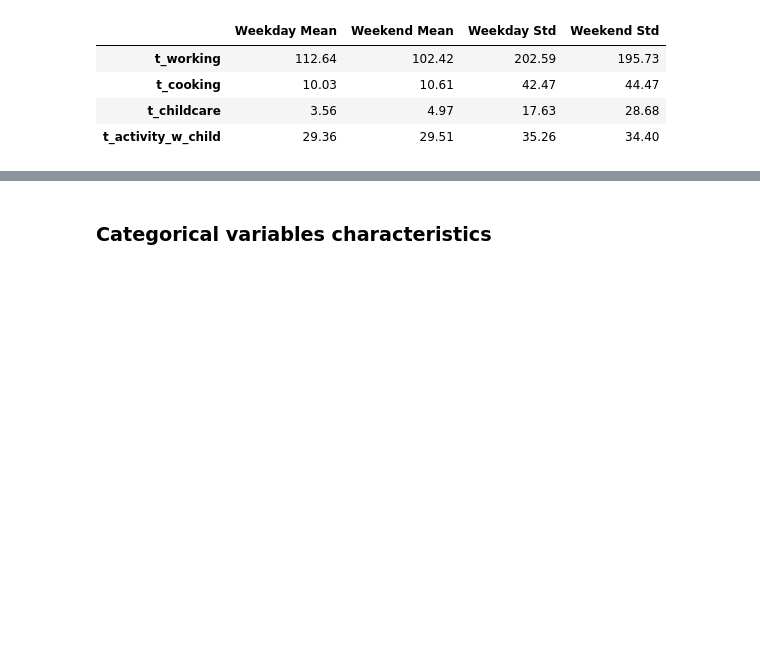
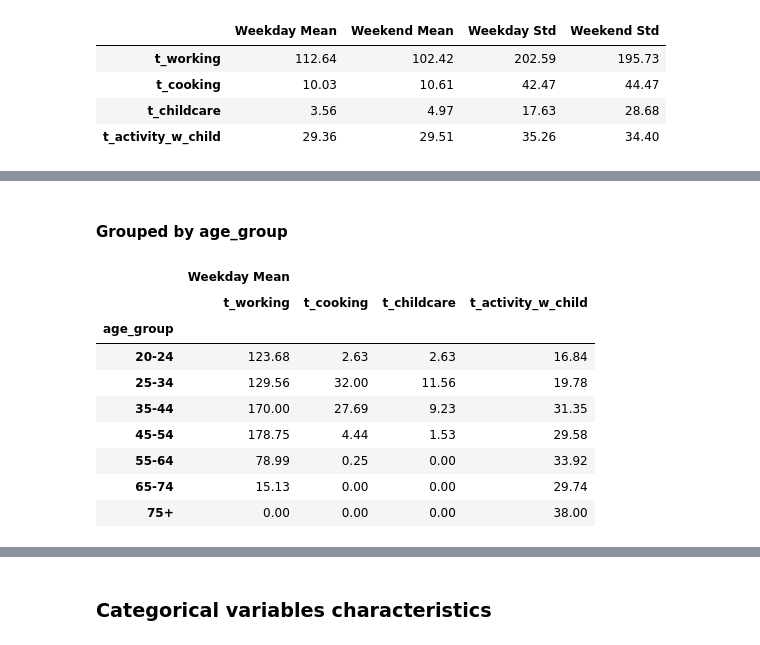
Before and after one commit to arttusamuel/statisical_data_analysis, a Jupyter notebook: stat-data-project/data-cleaning.ipynb, the cells around one changed output, grey strips where cells are left out. Saved outputs shown, nothing was run; the diff lists cells and outputs as text; code cells hidden in the pictures; blank space fills up the shorter version.

Commit message:
Groupings

```diff
--- a/stat-data-project/data-cleaning.ipynb
+++ b/stat-data-project/data-cleaning.ipynb
@@ -555,0 +567,17 @@ pd.concat([weekday_mean, workday_mean, weekday_std, workday_std], axis=1, keys=[
+# %% [markdown]
+#### Grouped by age_group
+# %%
+list = ['age_group','t_working', 't_cooking', 't_childcare', 't_activity_w_child']
+weekday_mean = df[df['day_of_week'] == 'weekday'][list].groupby('age_group', observed=False).mean()
+pd.concat([weekday_mean], axis=1, keys=['Weekday Mean', 'Weekend Mean', 'Weekday Std', 'Weekend Std']).round(2)
+# %% [output]
+|  | Weekday Mean |  |  |  |
+|  | t_working | t_cooking | t_childcare | t_activity_w_child |
+| age_group |  |  |  |  |
+| 20-24 | 123.68 | 2.63 | 2.63 | 16.84 |
+| 25-34 | 129.56 | 32.00 | 11.56 | 19.78 |
+| 35-44 | 170.00 | 27.69 | 9.23 | 31.35 |
+| 45-54 | 178.75 | 4.44 | 1.53 | 29.58 |
+| 55-64 | 78.99 | 0.25 | 0.00 | 33.92 |
+| 65-74 | 15.13 | 0.00 | 0.00 | 29.74 |
+| 75+ | 0.00 | 0.00 | 0.00 | 38.00 |
```
Also changed, not shown: parts of 9 cells of this notebook.
